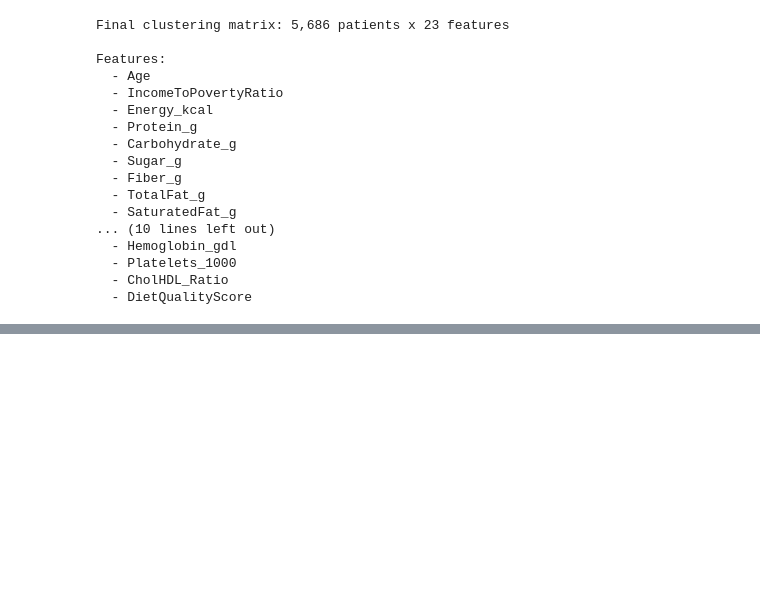
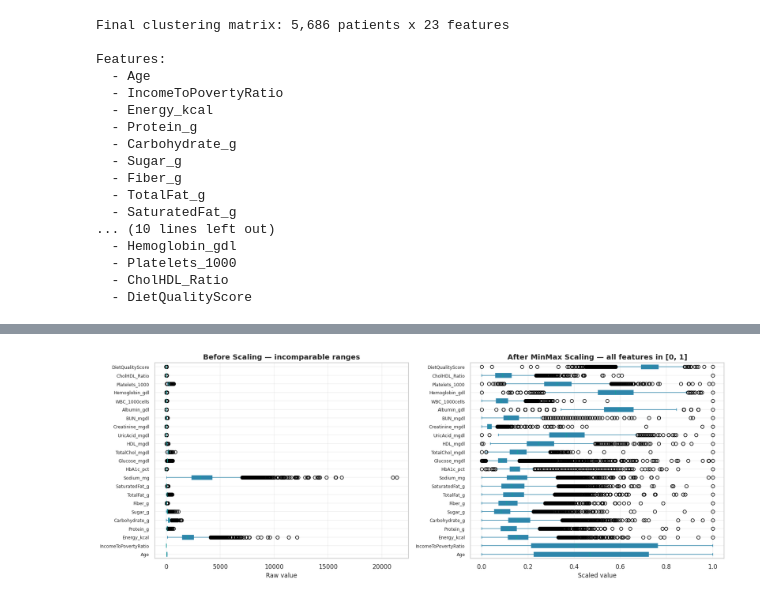
Before and after one commit to Syed-Irfan-1165/Patient-Segmentation-using-Unsupervised-Machine-Learning, a Jupyter notebook: notebooks/NHANES_Patient_Segmentation_PROGRESS.ipynb, the cells around one changed output, grey strips where cells are left out. Saved outputs shown, nothing was run; the diff lists cells and outputs as text; code cells hidden in the pictures; blank space fills up the shorter version.

```diff
--- a/notebooks/NHANES_Patient_Segmentation_PROGRESS.ipynb
+++ b/notebooks/NHANES_Patient_Segmentation_PROGRESS.ipynb
@@ -980,0 +1076,14 @@ Features:
+# %%
+# ---- 8.2 Before / after scaling — full-feature boxplots (MinMax) ----
+fig, axes = plt.subplots(1, 2, figsize=(16, 6))
+X_raw.plot(kind='box', ax=axes[0], vert=False, patch_artist=True)
+axes[0].set_title('Before Scaling — incomparable ranges')
+axes[0].set_xlabel('Raw value'); axes[0].tick_params(axis='y', labelsize=8)
+
+X_mm = pd.DataFrame(scaled['MinMaxScaler'], columns=CLUSTER_FEATURES)
+X_mm.plot(kind='box', ax=axes[1], vert=False, patch_artist=True)
+axes[1].set_title('After MinMax Scaling — all features in [0, 1]')
+axes[1].set_xlabel('Scaled value'); axes[1].tick_params(axis='y', labelsize=8)
+plt.tight_layout(); plt.show()
+# %% [output]
+[figure, added]
```
Also changed, not shown: parts of 19 cells of this notebook.
